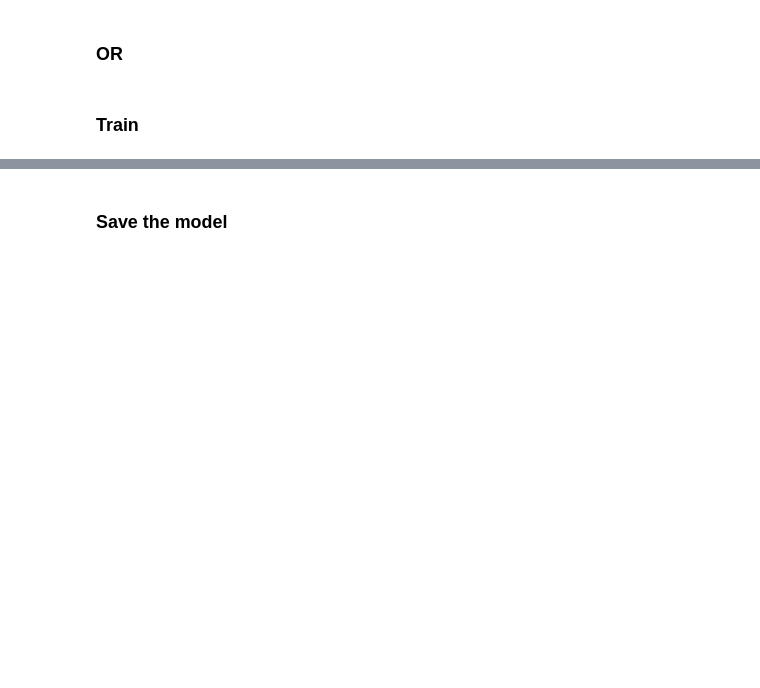
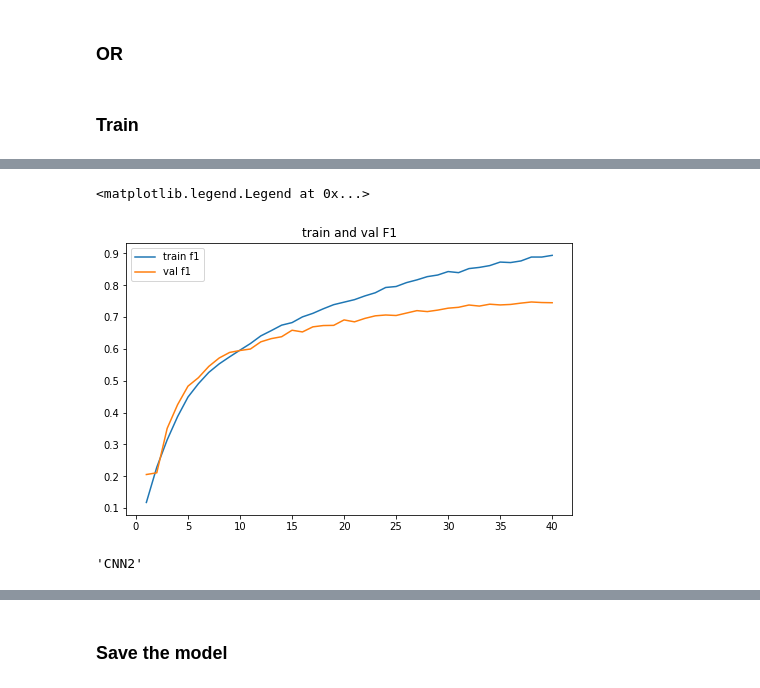
Before and after one commit to jannenev/reuters, a Jupyter notebook: simple_version.ipynb, the cells around one changed output, grey strips where cells are left out. Saved outputs shown, nothing was run; the diff lists cells and outputs as text; code cells hidden in the pictures; blank space fills up the shorter version.

```diff
--- a/simple_version.ipynb
+++ b/simple_version.ipynb
@@ -426,0 +472,9 @@ for epoch in range(N_EPOCHS):
+# %%
+plt.figure(figsize=(8,5))
+plt.plot(np.arange(1,epochs+1), train_f1s, label='train f1')
+plt.plot(np.arange(1,epochs+1), val_f1s, label='val f1')
+plt.title('train and val F1')
+plt.legend()
+# %% [output]
+<matplotlib.legend.Legend at 0x...>
+[figure, added]
@@ -426,0 +484,5 @@ for epoch in range(N_EPOCHS):
+# %%
+model_name = type(model).__name__
+model_name
+# %% [output]
+'CNN2'
```
Also changed, not shown: parts of 12 cells of this notebook.
